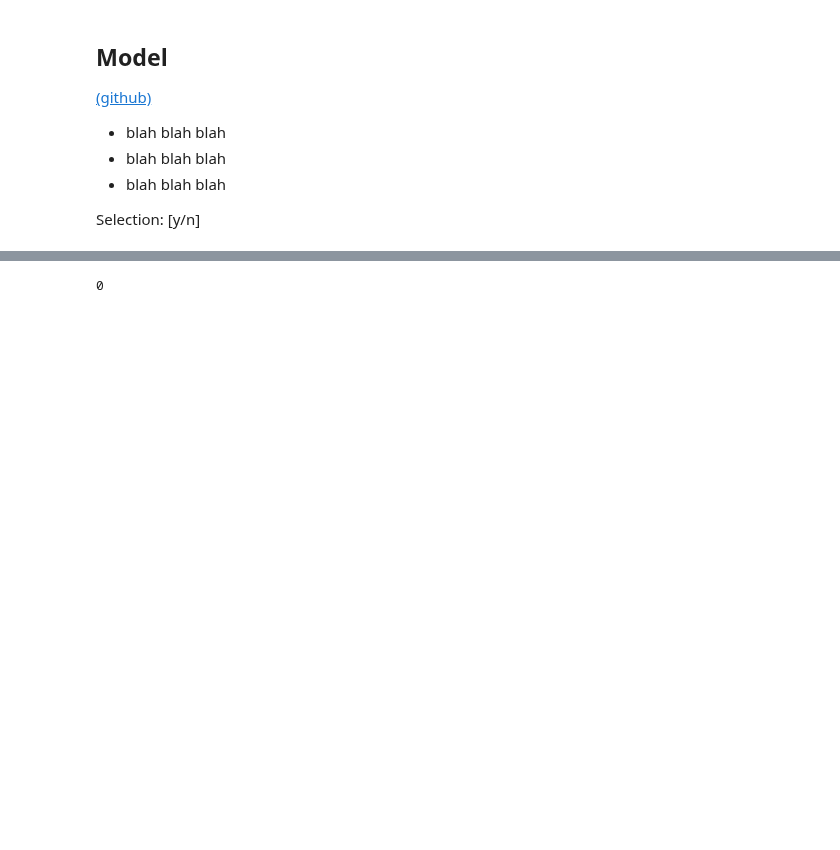
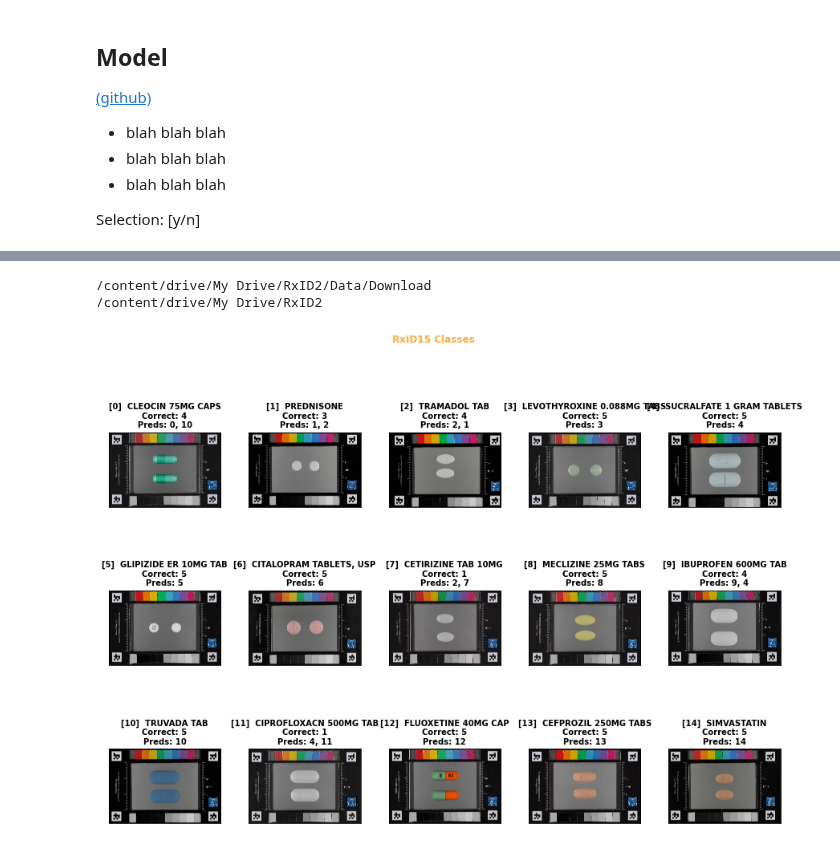
Before and after one commit to alphonsowoodbury/RxVision, a Jupyter notebook: Notebooks/rxv_model_selection.ipynb, the cells around one changed output, grey strips where cells are left out. Cells and saved outputs as stored; diff of their text form; code cells hidden in the pictures; blank space fills up the shorter version.

```diff
--- a/Notebooks/rxv_model_selection.ipynb
+++ b/Notebooks/rxv_model_selection.ipynb
@@ -140,8 +124,13 @@ def model_confusion():
   plt.title('{} Confusion Matrix'.format(model.name), fontweight='bold', loc='left')
   #plt.savefig('../Images/{}_conf'.format(model.name))
 # %%
-def predict_plot():
+def predict_plot(model):
   %cd /content/drive/My Drive/RxID2/Data/Download
+  labels = list((val_generator.class_indices).values())
+  pred = model.predict(val_generator)
+  y_pred=np.argmax(pred,axis=1)
+  y_true = val_generator.classes
+  class_size =  int(val_generator.samples / len(val_generator.class_indices))
   dfx = df[df.TYPE == 'MC_COOKED_CALIBRATED_V1.2']
   samplesdfx = dfx.groupby(['NDC']).min().reset_index()
   sampleslist2 = samplesdfx.FILE.tolist()
@@ -274,6 +281,6 @@ model_confusion()
 # %%
-predict_plot()
+predict_plot(model2)
+# %% [output]
+/content/drive/My Drive/RxID2/Data/Download
+/content/drive/My Drive/RxID2
+[figure, added]
-# %%
-model2.predict_generator(realworld_generator)
-# %% [output]
-0
```
Also changed, not shown: parts of 11 cells of this notebook.
